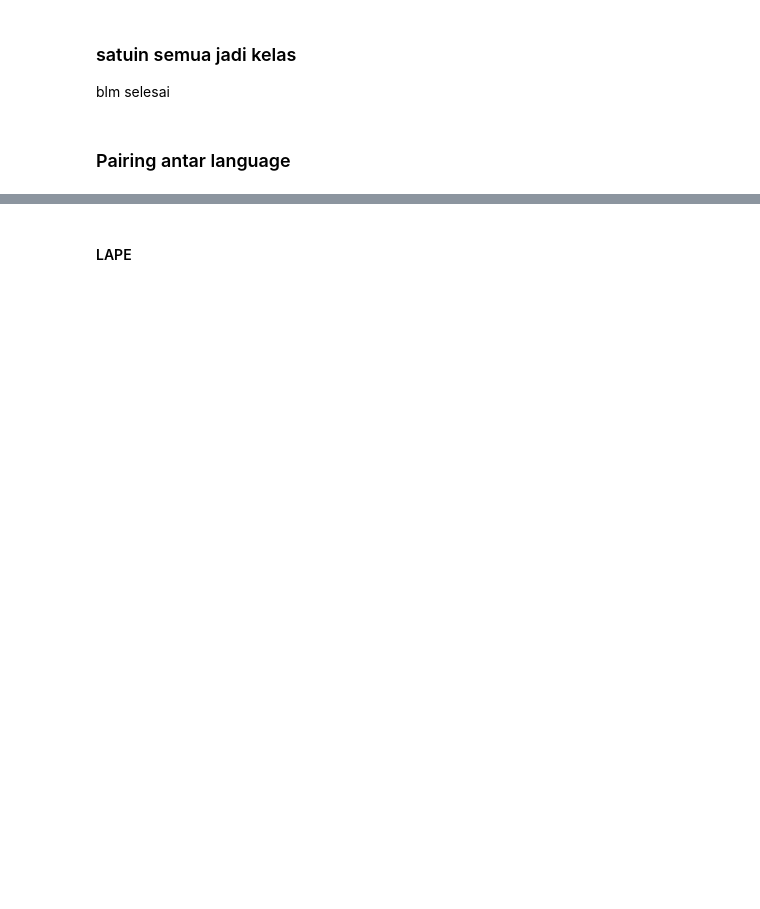
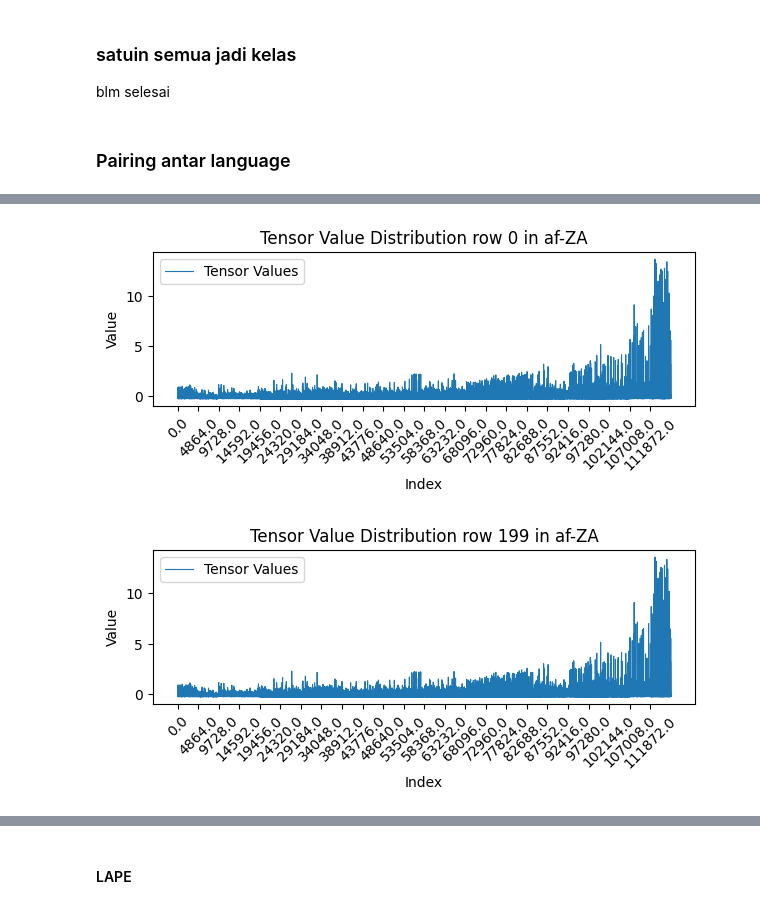
Before and after one commit to tauimbz/lang-task-neuron, a Jupyter notebook: neuron-language-pair.ipynb, the cells around one changed output, grey strips where cells are left out. Saved outputs shown, nothing was run; the diff lists cells and outputs as text; code cells hidden in the pictures; blank space fills up the shorter version.

```diff
--- a/neuron-language-pair.ipynb
+++ b/neuron-language-pair.ipynb
@@ -1001,2 +1243,3 @@ torch.save(full_languages_raw_values, "massive_500_qwen05_neuron_raw_values.pt")
 # %%
-full_languages_raw_values = torch.load("massive_qwen05_neuron_raw_values.pt")
+full_languages_raw_values = torch.load("raw_qwen05_predict_massive200.pt")
+full_languages_raw_values.shape
@@ -1079,0 +1512,29 @@ torch.Size([52, 2, 2, 116736])
+# %%
+import torch
+import matplotlib.pyplot as plt
+import numpy as np
+
+def hist_neuron_values(num_neurons, num_layer, data, label=""):
+
+    num_points = num_neurons  # 116736
+    step_size = num_neurons / num_layer
+    # step_size = 24
+    x_indices = np.arange(0, num_points, step_size)
+    x_labels = [str(i) for i in x_indices]
+
+    # Plot the data
+    plt.figure(figsize=(7, 2))
+    plt.plot(data.numpy(), label="Tensor Values", linewidth=0.8)
+    plt.xticks(x_indices, x_labels, rotation=45)
+    plt.xlabel("Index")
+    plt.ylabel("Value")
+    plt.title(f"Tensor Value Distribution {label}")
+    plt.legend()
+    plt.show()
+# %%
+hist_neuron_values(116736, 24, full_languages_raw_values[0][0][0], "row 0 in af-ZA")
+
+hist_neuron_values(116736, 24, full_languages_raw_values[0][0][199], "row 199 in af-ZA")
+# %% [output]
+[figure, added]
+[figure, added]
```
Also changed, not shown: parts of 153 cells of this notebook.
